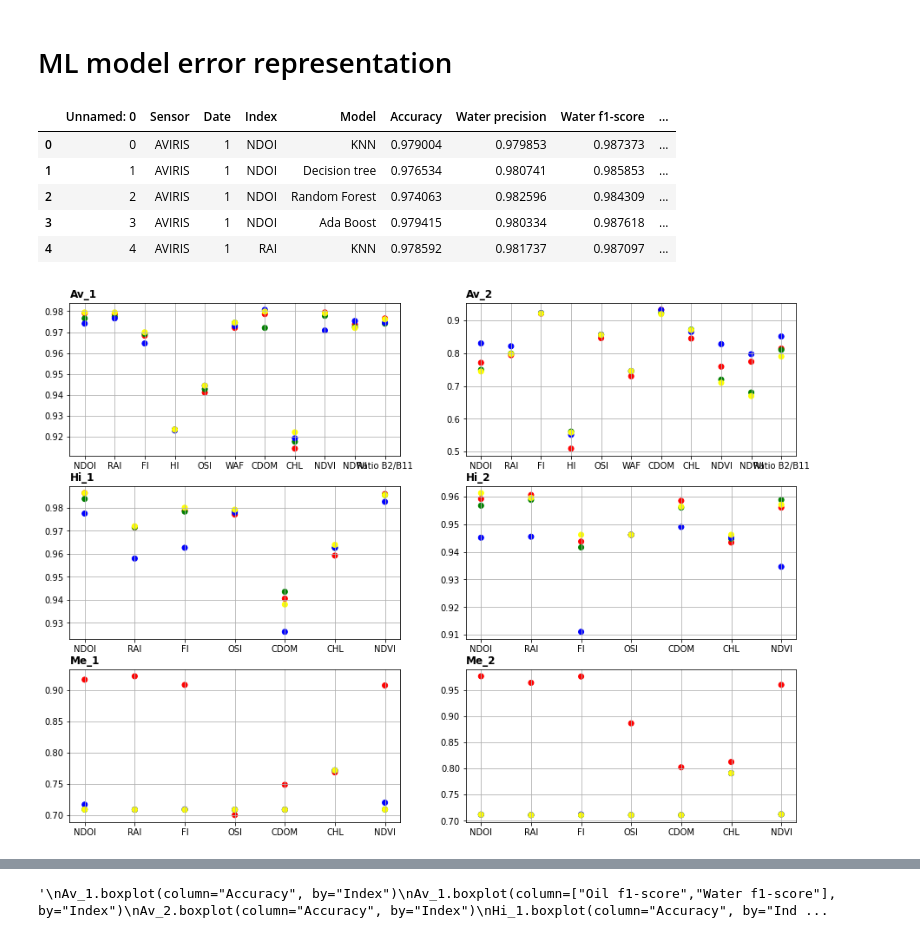
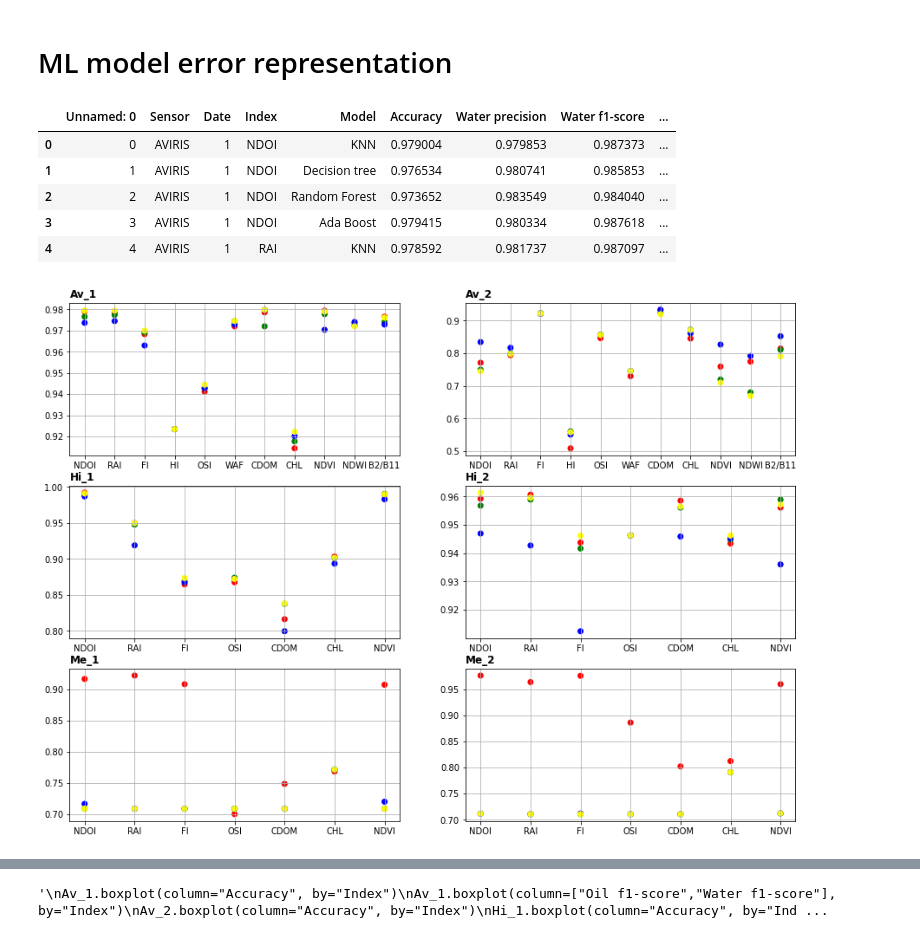
Before and after one commit to AmbarJade/NDOI-index, a Jupyter notebook: Error_representation.ipynb, the cells around one changed output, grey strips where cells are left out. Saved outputs shown, nothing was run; the diff lists cells and outputs as text; code cells hidden in the pictures.

```diff
--- a/Error_representation.ipynb
+++ b/Error_representation.ipynb
@@ -4,13 +4,13 @@
 import pandas as pd
 import matplotlib.pyplot as plt
 # %%
-df = pd.read_excel(r'data\dataframe4.xlsx') #dataframe50
+df = pd.read_excel(r'data\df_2classes.xlsx')
 df.head()
 # %% [output]
 |  | Unnamed: 0 | Sensor | Date | Index | Model | Accuracy | Water precision | Water f1-score | ... |
 | 0 | 0 | AVIRIS | 1 | NDOI | KNN | 0.979004 | 0.979853 | 0.987373 | ... |
 | 1 | 1 | AVIRIS | 1 | NDOI | Decision tree | 0.976534 | 0.980741 | 0.985853 | ... |
-| 2 | 2 | AVIRIS | 1 | NDOI | Random Forest | 0.974063 | 0.982596 | 0.984309 | ... |
+| 2 | 2 | AVIRIS | 1 | NDOI | Random Forest | 0.973652 | 0.983549 | 0.984040 | ... |
 | 3 | 3 | AVIRIS | 1 | NDOI | Ada Boost | 0.979415 | 0.980334 | 0.987618 | ... |
 | 4 | 4 | AVIRIS | 1 | RAI | KNN | 0.978592 | 0.981737 | 0.987097 | ... |
 # %%
@@ -34,7 +34,7 @@ for i in range(0,len(images)):
     plt.title(title, fontweight='bold', fontsize=12, loc='left')
     plt.scatter(images[i]['Index'].tolist(), images[i]['Accuracy'].tolist(), marker='o', color = images[i].Model.map(col))
 # %% [output]
-[figure, old version]
+[figure, new version]
 # %%
 #plt.plot(x_val, y_val, marker='o', linestyle='--')
 #Av_1.plot.line(x = "Index", y = 'Accuracy', color = Av_1.Model.map(col))
```
Also changed, not shown: parts of 3 cells of this notebook, 1 other file.
